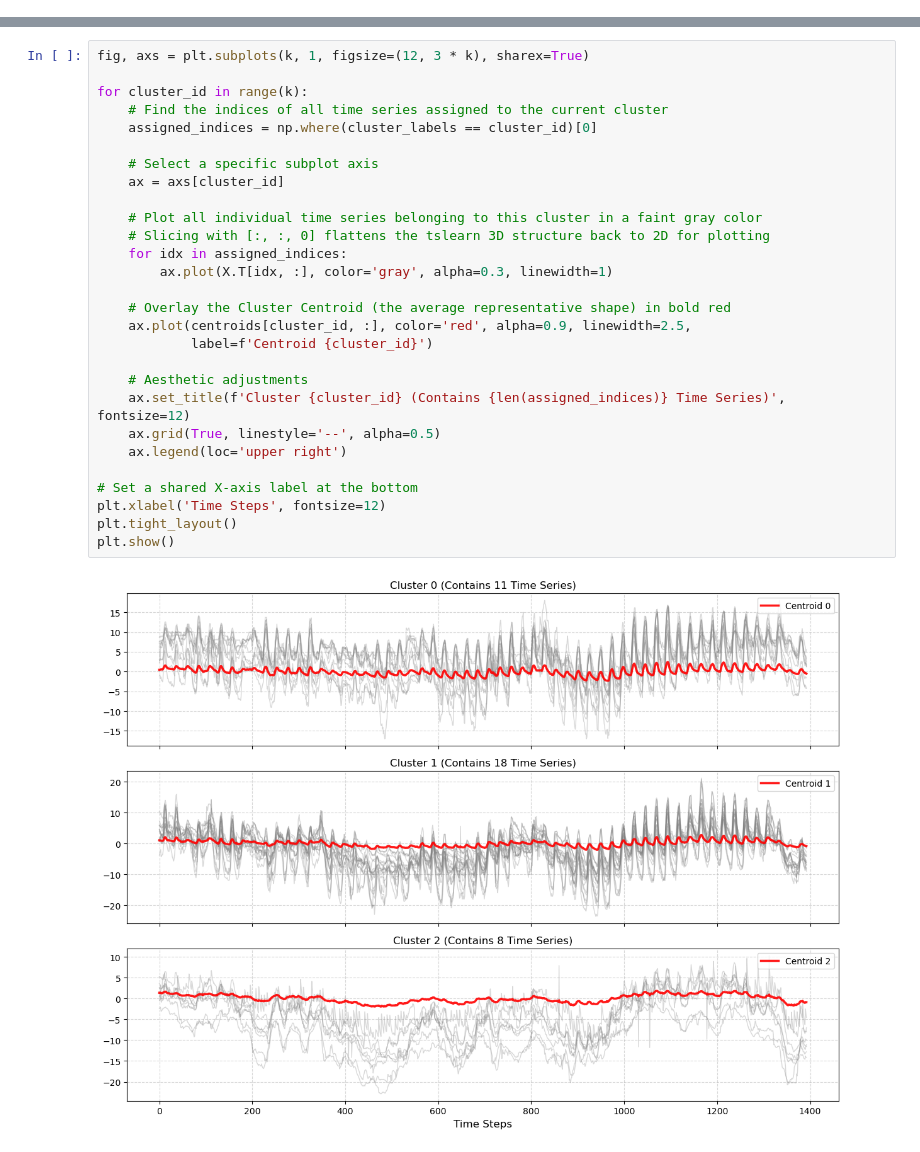
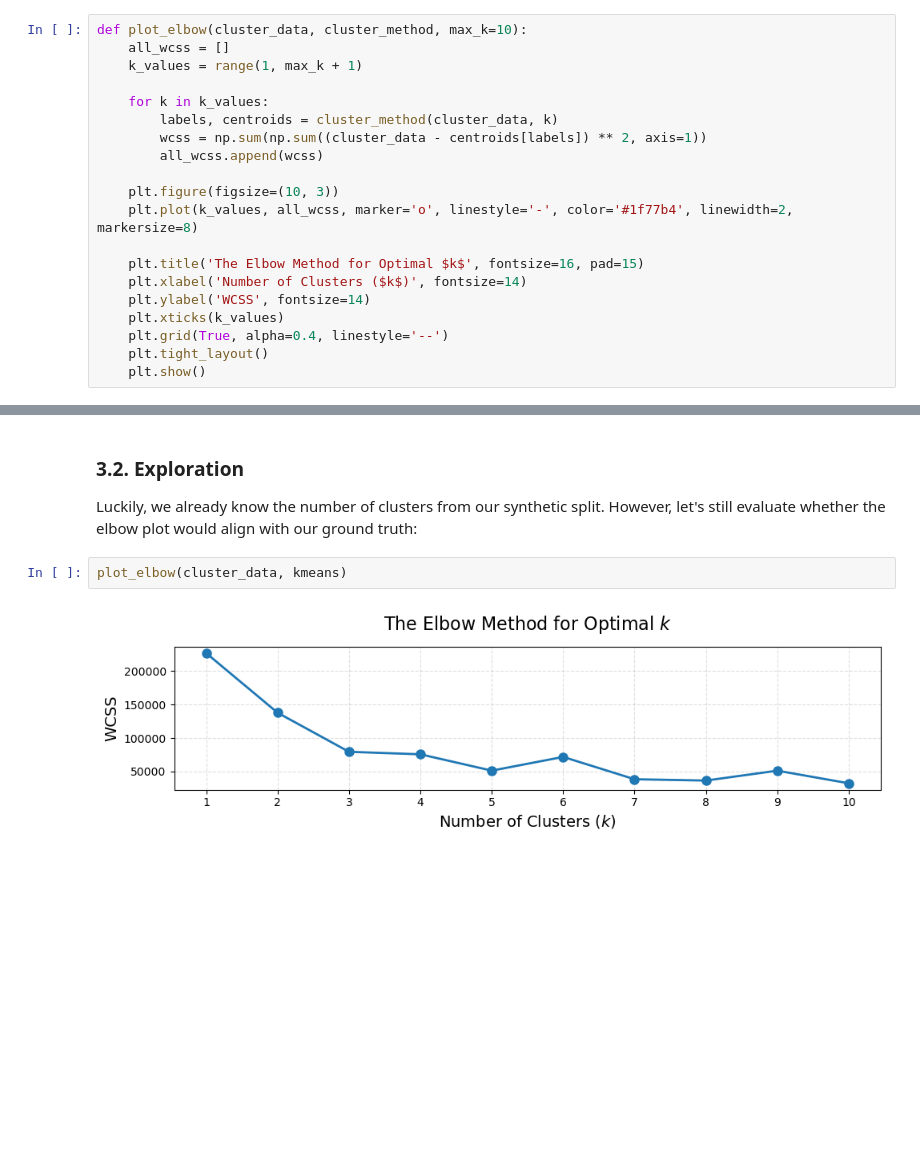
Before and after one commit to moritzspuehler/unibz-tsa-lecture-examples, a Jupyter notebook: tsa08_clustering.ipynb, the cells around one changed output, grey strips where cells are left out. Saved outputs shown, nothing was run; the diff lists cells and outputs as text; blank space fills up the shorter version.

```diff
--- a/tsa08_clustering.ipynb
+++ b/tsa08_clustering.ipynb
@@ -39,0 +156,20 @@ df_temp
+# %%
+def plot_elbow(cluster_data, cluster_method, max_k=10):
+    all_wcss = []
+    k_values = range(1, max_k + 1)
+
+    for k in k_values:
+        labels, centroids = cluster_method(cluster_data, k)
+        wcss = np.sum(np.sum((cluster_data - centroids[labels]) ** 2, axis=1))
+        all_wcss.append(wcss)
+
+    plt.figure(figsize=(10, 3))
+    plt.plot(k_values, all_wcss, marker='o', linestyle='-', color='#1f77b4', linewidth=2, markersize=8)
+
+    plt.title('The Elbow Method for Optimal $k$', fontsize=16, pad=15)
+    plt.xlabel('Number of Clusters ($k$)', fontsize=14)
+    plt.ylabel('WCSS', fontsize=14)
+    plt.xticks(k_values)
+    plt.grid(True, alpha=0.4, linestyle='--')
+    plt.tight_layout()
+    plt.show()
@@ -70,30 +254,8 @@ cluster_labels, centroids = kmeans(zscore(X.T, axis=1), 3)
-# %%
-fig, axs = plt.subplots(k, 1, figsize=(12, 3 * k), sharex=True)
-
-for cluster_id in range(k):
-    # Find the indices of all time series assigned to the current cluster
-    assigned_indices = np.where(cluster_labels == cluster_id)[0]
-
-    # Select a specific subplot axis
-    ax = axs[cluster_id]
-
-    # Plot all individual time series belonging to this cluster in a faint gray color
-    # Slicing with [:, :, 0] flattens the tslearn 3D structure back to 2D for plotting
-    for idx in assigned_indices:
-        ax.plot(X.T[idx, :], color='gray', alpha=0.3, linewidth=1)
-
-    # Overlay the Cluster Centroid (the average representative shape) in bold red
-    ax.plot(centroids[cluster_id, :], color='red', alpha=0.9, linewidth=2.5,
-            label=f'Centroid {cluster_id}')
-
-    # Aesthetic adjustments
-    ax.set_title(f'Cluster {cluster_id} (Contains {len(assigned_indices)} Time Series)', fontsize=12)
-    ax.grid(True, linestyle='--', alpha=0.5)
-    ax.legend(loc='upper right')
-
-# Set a shared X-axis label at the bottom
-plt.xlabel('Time Steps', fontsize=12)
-plt.tight_layout()
-plt.show()
-# %% [output]
-[figure, removed]
+# %% [markdown]
+### 3.2. Exploration
+
+Luckily, we already know the number of clusters from our synthetic split. However, let's still evaluate whether the elbow plot would align with our ground truth:
+# %%
+plot_elbow(cluster_data, kmeans)
+# %% [output]
+[figure, added]
```
Also changed, not shown: parts of 59 cells of this notebook.
